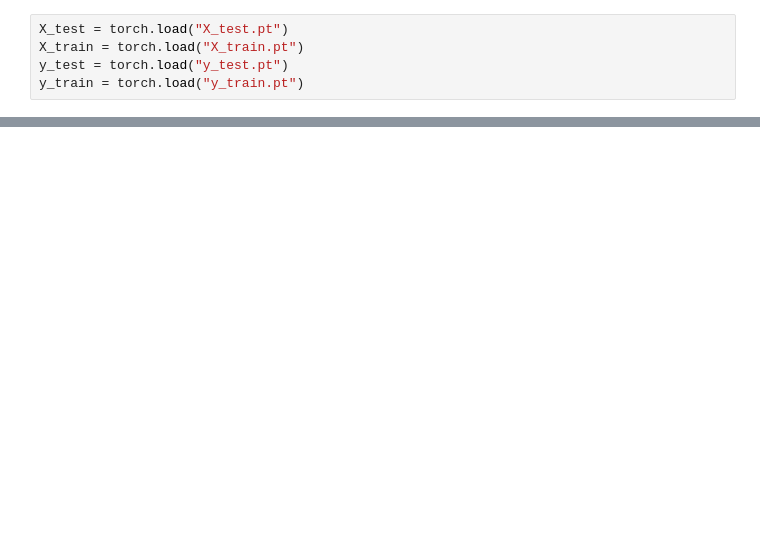
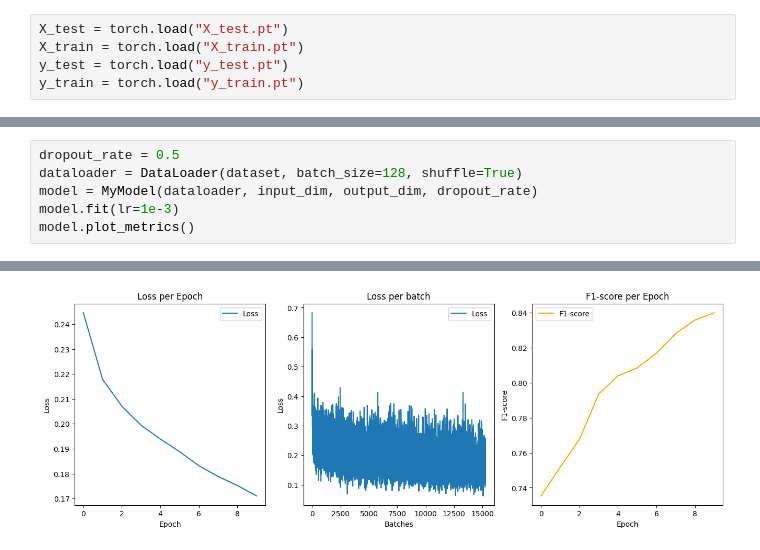
Before and after one commit to Vexrina/basic_ml, a Jupyter notebook: course_work/model_training.ipynb, the cells around one changed output, grey strips where cells are left out. Cells and saved outputs as stored; diff of their text form; blank space fills up the shorter version.

```diff
--- a/course_work/model_training.ipynb
+++ b/course_work/model_training.ipynb
@@ -151,0 +167,7 @@ RuntimeError: Found dtype Int but expected Float
+# %%
+dropout_rate = 0.5
+dataloader = DataLoader(dataset, batch_size=128, shuffle=True)
+model = MyModel(dataloader, input_dim, output_dim, dropout_rate)
+model.fit(lr=1e-3)
+model.plot_metrics()
+# %% [output]
@@ -151,0 +184 @@ RuntimeError: Found dtype Int but expected Float
+[figure, added]
```
Also changed, not shown: parts of 11 cells of this notebook.
